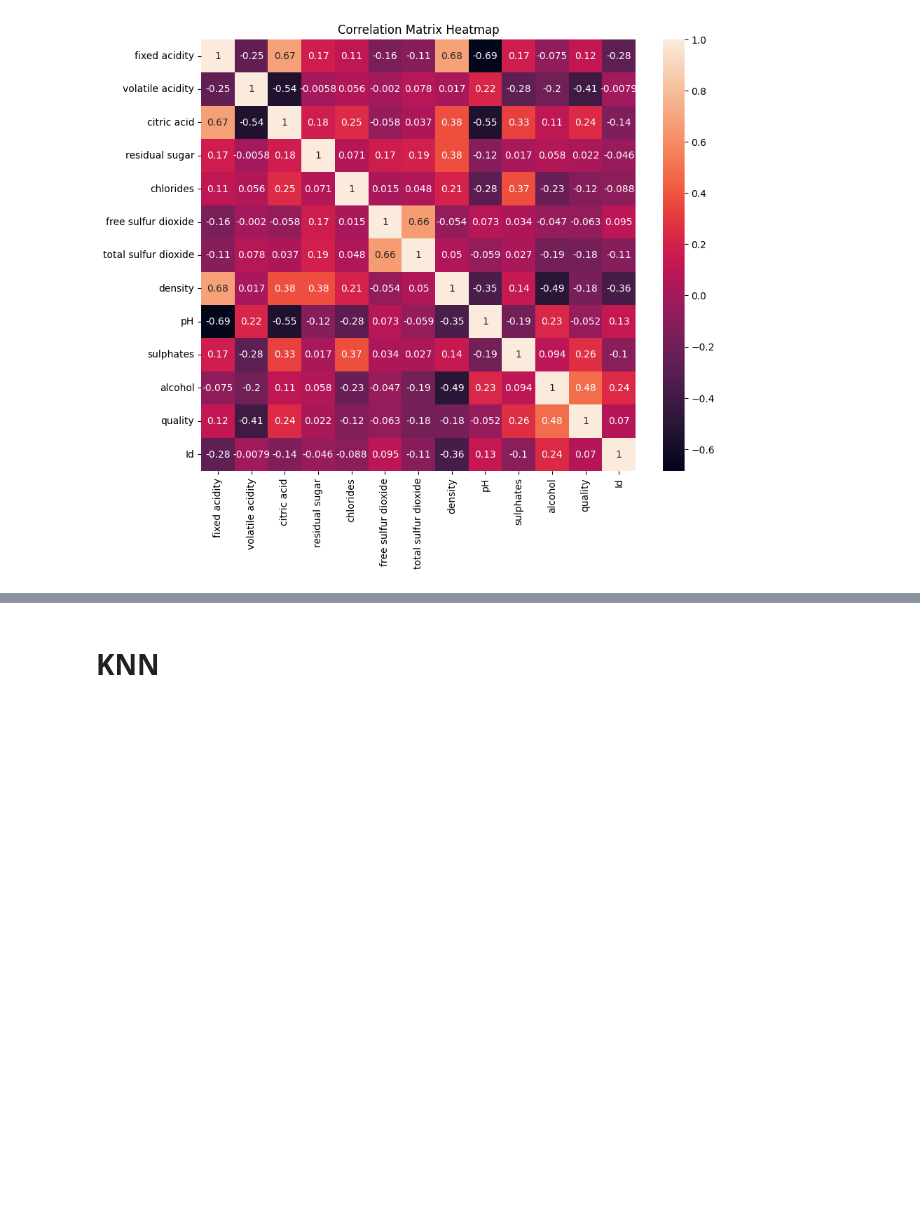
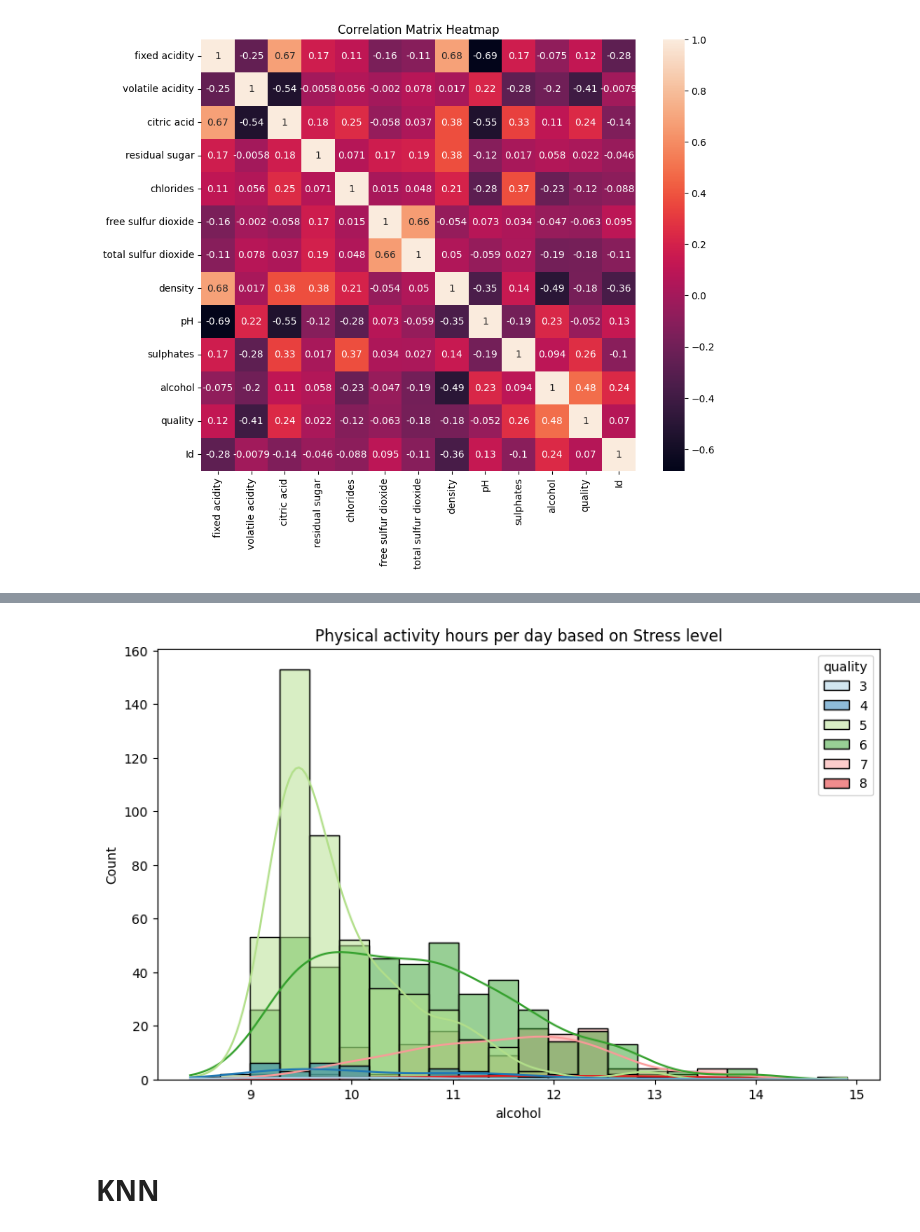
Before and after one commit to Noa810/gal, a Jupyter notebook: avocado.ipynb, the cells around one changed output, grey strips where cells are left out. Saved outputs shown, nothing was run; the diff lists cells and outputs as text; code cells hidden in the pictures; blank space fills up the shorter version.

```diff
--- a/avocado.ipynb
+++ b/avocado.ipynb
@@ -195,3 +214,10 @@ sns.histplot(x = df['firmness'] , y = df['size_cm3'])
+# %%
+plt.figure(figsize=(10,6))
+sns.histplot(data=df,x='alcohol',hue='quality',palette='Paired',kde=True)
+plt.title('Physical activity hours per day based on Stress level')
+plt.show()
+# %% [output]
+[figure, added]
 # %% [markdown]
 # **KNN**
 # %%
```
Also changed, not shown: parts of 7 cells of this notebook.
